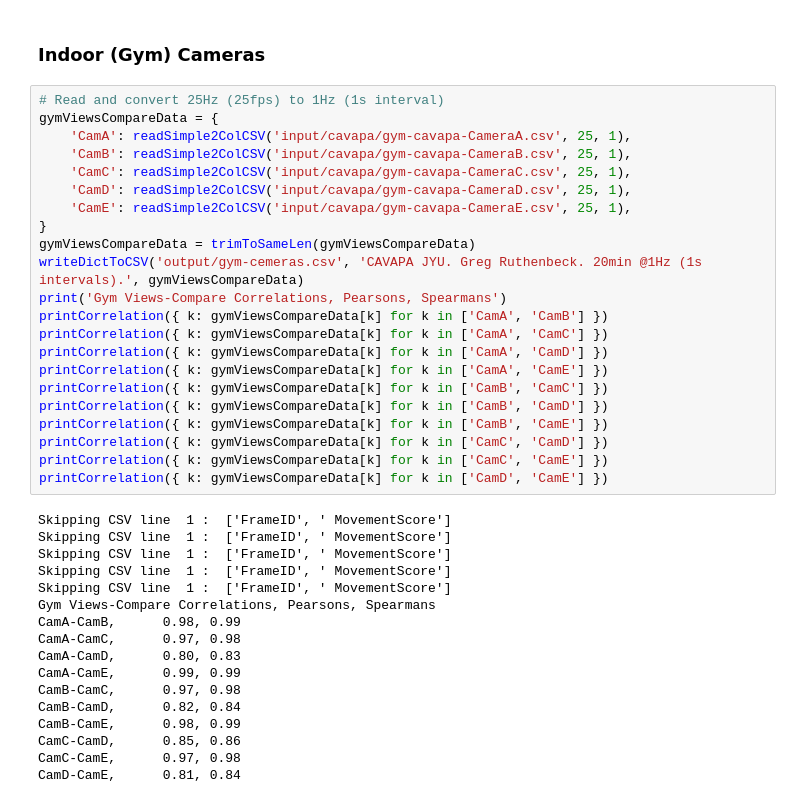
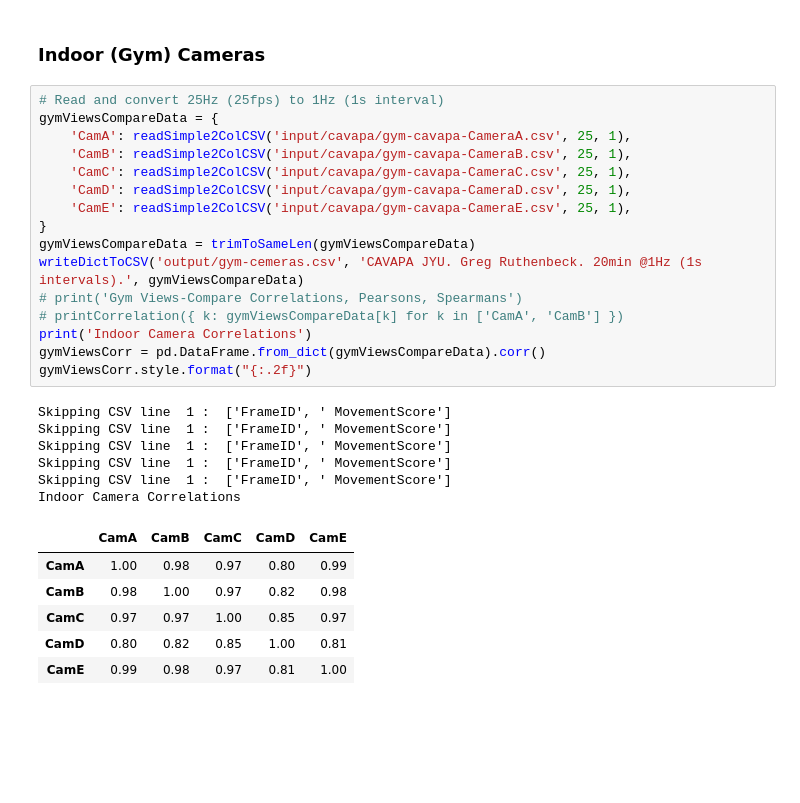
Before and after one commit to gregruthenbeck/cavapa-data, a Jupyter notebook: cavapa_data_jupyter_notebook.ipynb, the cells around one changed output. Cells and saved outputs as stored; diff of their text form; blank space fills up the shorter version.

Commit message:
change outdoor and views correlations to matrix

```diff
--- a/cavapa_data_jupyter_notebook.ipynb
+++ b/cavapa_data_jupyter_notebook.ipynb
@@ -187,39 +190,29 @@ plt.show()
 # %%
 # Read and convert 25Hz (25fps) to 1Hz (1s interval)
 gymViewsCompareData = {
 	'CamA': readSimple2ColCSV('input/cavapa/gym-cavapa-CameraA.csv', 25, 1),
 	'CamB': readSimple2ColCSV('input/cavapa/gym-cavapa-CameraB.csv', 25, 1),
 	'CamC': readSimple2ColCSV('input/cavapa/gym-cavapa-CameraC.csv', 25, 1),
 	'CamD': readSimple2ColCSV('input/cavapa/gym-cavapa-CameraD.csv', 25, 1),
 	'CamE': readSimple2ColCSV('input/cavapa/gym-cavapa-CameraE.csv', 25, 1),
 }
 gymViewsCompareData = trimToSameLen(gymViewsCompareData)
 writeDictToCSV('output/gym-cemeras.csv', 'CAVAPA JYU. Greg Ruthenbeck. 20min @1Hz (1s intervals).', gymViewsCompareData)
-print('Gym Views-Compare Correlations, Pearsons, Spearmans')
-printCorrelation({ k: gymViewsCompareData[k] for k in ['CamA', 'CamB'] })
-printCorrelation({ k: gymViewsCompareData[k] for k in ['CamA', 'CamC'] })
-printCorrelation({ k: gymViewsCompareData[k] for k in ['CamA', 'CamD'] })
-printCorrelation({ k: gymViewsCompareData[k] for k in ['CamA', 'CamE'] })
-printCorrelation({ k: gymViewsCompareData[k] for k in ['CamB', 'CamC'] })
-printCorrelation({ k: gymViewsCompareData[k] for k in ['CamB', 'CamD'] })
-printCorrelation({ k: gymViewsCompareData[k] for k in ['CamB', 'CamE'] })
-printCorrelation({ k: gymViewsCompareData[k] for k in ['CamC', 'CamD'] })
-printCorrelation({ k: gymViewsCompareData[k] for k in ['CamC', 'CamE'] })
-printCorrelation({ k: gymViewsCompareData[k] for k in ['CamD', 'CamE'] })
+# print('Gym Views-Compare Correlations, Pearsons, Spearmans')
+# printCorrelation({ k: gymViewsCompareData[k] for k in ['CamA', 'CamB'] })
+print('Indoor Camera Correlations')
+gymViewsCorr = pd.DataFrame.from_dict(gymViewsCompareData).corr()
+gymViewsCorr.style.format("{:.2f}")
 # %% [output]
 Skipping CSV line  1 :  ['FrameID', ' MovementScore']
 Skipping CSV line  1 :  ['FrameID', ' MovementScore']
 Skipping CSV line  1 :  ['FrameID', ' MovementScore']
 Skipping CSV line  1 :  ['FrameID', ' MovementScore']
 Skipping CSV line  1 :  ['FrameID', ' MovementScore']
-Gym Views-Compare Correlations, Pearsons, Spearmans
-CamA-CamB,      0.98, 0.99
-CamA-CamC,      0.97, 0.98
-CamA-CamD,      0.80, 0.83
-CamA-CamE,      0.99, 0.99
-CamB-CamC,      0.97, 0.98
-CamB-CamD,      0.82, 0.84
-CamB-CamE,      0.98, 0.99
-CamC-CamD,      0.85, 0.86
-CamC-CamE,      0.97, 0.98
-CamD-CamE,      0.81, 0.84
+Indoor Camera Correlations
+|  | CamA | CamB | CamC | CamD | CamE |
+| CamA | 1.00 | 0.98 | 0.97 | 0.80 | 0.99 |
+| CamB | 0.98 | 1.00 | 0.97 | 0.82 | 0.98 |
+| CamC | 0.97 | 0.97 | 1.00 | 0.85 | 0.97 |
+| CamD | 0.80 | 0.82 | 0.85 | 1.00 | 0.81 |
+| CamE | 0.99 | 0.98 | 0.97 | 0.81 | 1.00 |
```
Also changed, not shown: parts of 1 cell of this notebook.
